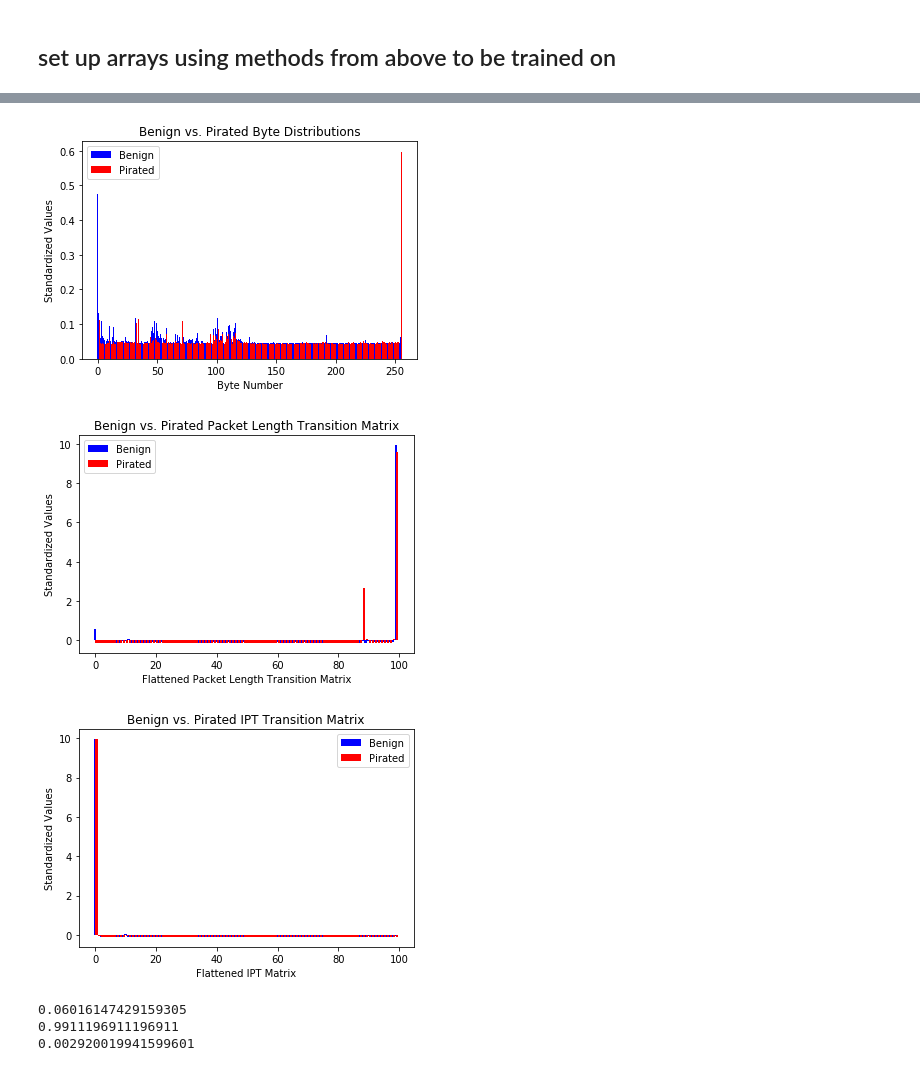
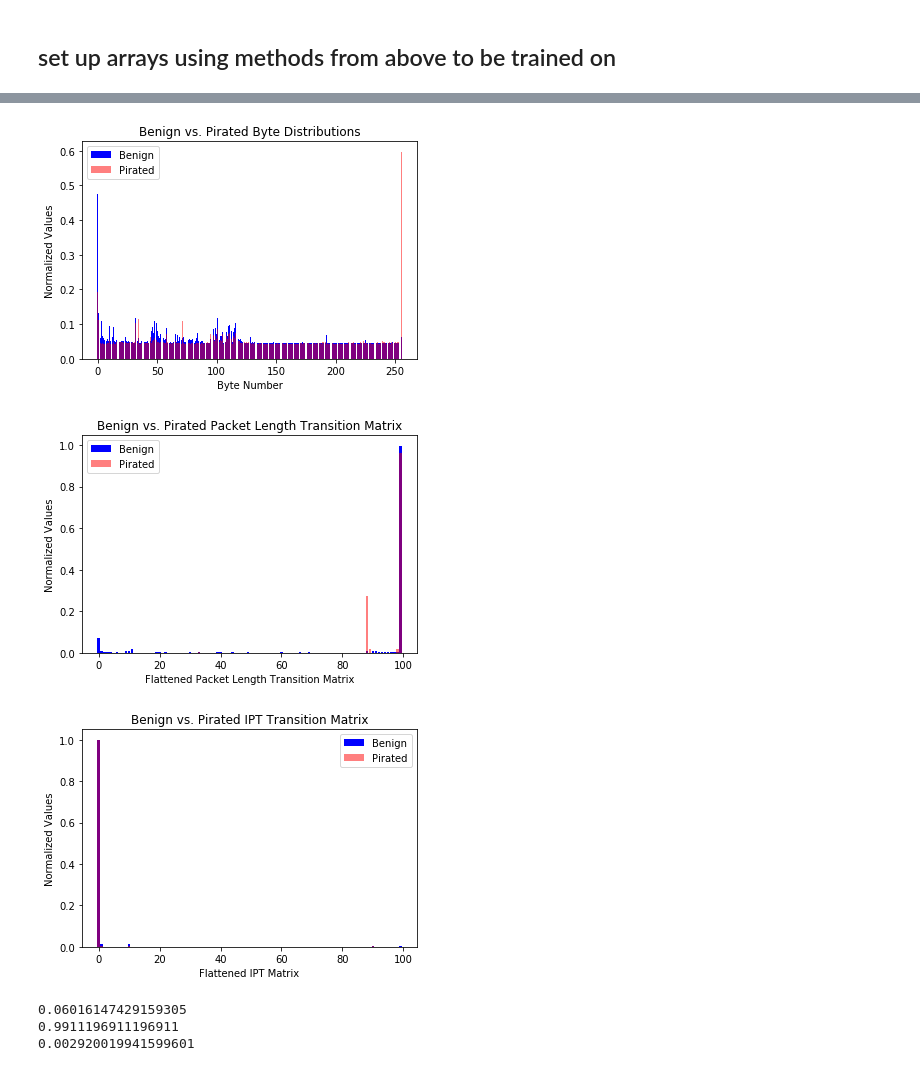
Before and after one commit to Alienekoo/PirateFinder, a Jupyter notebook: flow_classifier.ipynb, the cells around one changed output, grey strips where cells are left out. Saved outputs shown, nothing was run; the diff lists cells and outputs as text; code cells hidden in the pictures.

```diff
--- a/flow_classifier.ipynb
+++ b/flow_classifier.ipynb
@@ -404,54 +413,54 @@ plt.show()
 # %%
 by_pos = np.arange(len(b_byte_dist_h))
 b = preprocessing.normalize([b_byte_dist_h])
 py_pos = np.arange(len(p_byte_dist_h))
 p = preprocessing.normalize([p_byte_dist_h])
 
 com = plt.subplot(111)
 benign_box = com.bar(by_pos, b[0], color='b')
-pirate_box = com.bar(py_pos+0.2, p[0], color='r')
+pirate_box = com.bar(py_pos, p[0], fc=(1, 0, 0, 0.5))
 com.legend((benign_box[0], pirate_box[0]), ('Benign', "Pirated"))
-com.set_ylabel('Standardized Values')
+com.set_ylabel('Normalized Values')
 com.set_xlabel('Byte Number')
 #com.title('Benign vs. Pirated Byte Distributions')
 plt.title('Benign vs. Pirated Byte Distributions')
 plt.show()
 # %% [output]
-[figure, old version]
+[figure, new version]
 # %%
-by_pos = np.arange(len(b_pl))
-b = preprocessing.scale(b_pl)
-py_pos = np.arange(len(p_pl))
-p = preprocessing.scale(p_pl)
+by_pos = np.arange(len(b_pl1))
+b = preprocessing.normalize([b_pl1])
+py_pos = np.arange(len(p_pl1))
+p = preprocessing.normalize([p_pl1])
 
 com = plt.subplot(111)
-benign_box = com.bar(by_pos, b, color='b')
-pirate_box = com.bar(py_pos+0.4, p, color='r')
+benign_box = com.bar(by_pos, b[0], color='b')
+pirate_box = com.bar(py_pos, p[0], fc=(1, 0, 0, 0.5))
 com.legend((benign_box[0], pirate_box[0]), ('Benign', "Pirated"))
-com.set_ylabel('Standardized Values')
+com.set_ylabel('Normalized Values')
 com.set_xlabel('Flattened Packet Length Transition Matrix')
 #com.title('Benign vs. Pirated Byte Distributions')
 plt.title('Benign vs. Pirated Packet Length Transition Matrix')
 plt.show()
 # %% [output]
-[figure, old version]
+[figure, new version]
 # %%
-by_pos = np.arange(len(b_ipt_h))
-b = preprocessing.scale(b_ipt_h)
-py_pos = np.arange(len(p_ipt_h))
-p = preprocessing.scale(p_ipt_h)
+by_pos = np.arange(len(b_ipt_h1))
+b = preprocessing.normalize([b_ipt_h1])
+py_pos = np.arange(len(p_ipt_h1))
+p = preprocessing.normalize([p_ipt_h1])
 
 com = plt.subplot(111)
-benign_box = com.bar(by_pos, b, color='b')
-pirate_box = com.bar(py_pos+0.4, p, color='r')
+benign_box = com.bar(by_pos, b[0], color='b')
+pirate_box = com.bar(py_pos, p[0], fc=(1, 0, 0, 0.5))
 com.legend((benign_box[0], pirate_box[0]), ('Benign', "Pirated"))
-com.set_ylabel('Standardized Values')
+com.set_ylabel('Normalized Values')
 com.set_xlabel('Flattened IPT Matrix')
 #com.title('Benign vs. Pirated Byte Distributions')
 plt.title('Benign vs. Pirated IPT Transition Matrix')
 plt.show()
 # %% [output]
-[figure, old version]
+[figure, new version]
 # %%
 training_set = []
 training_set.extend(b_train)
```
Also changed, not shown: parts of 16 cells of this notebook, 1 other file.
